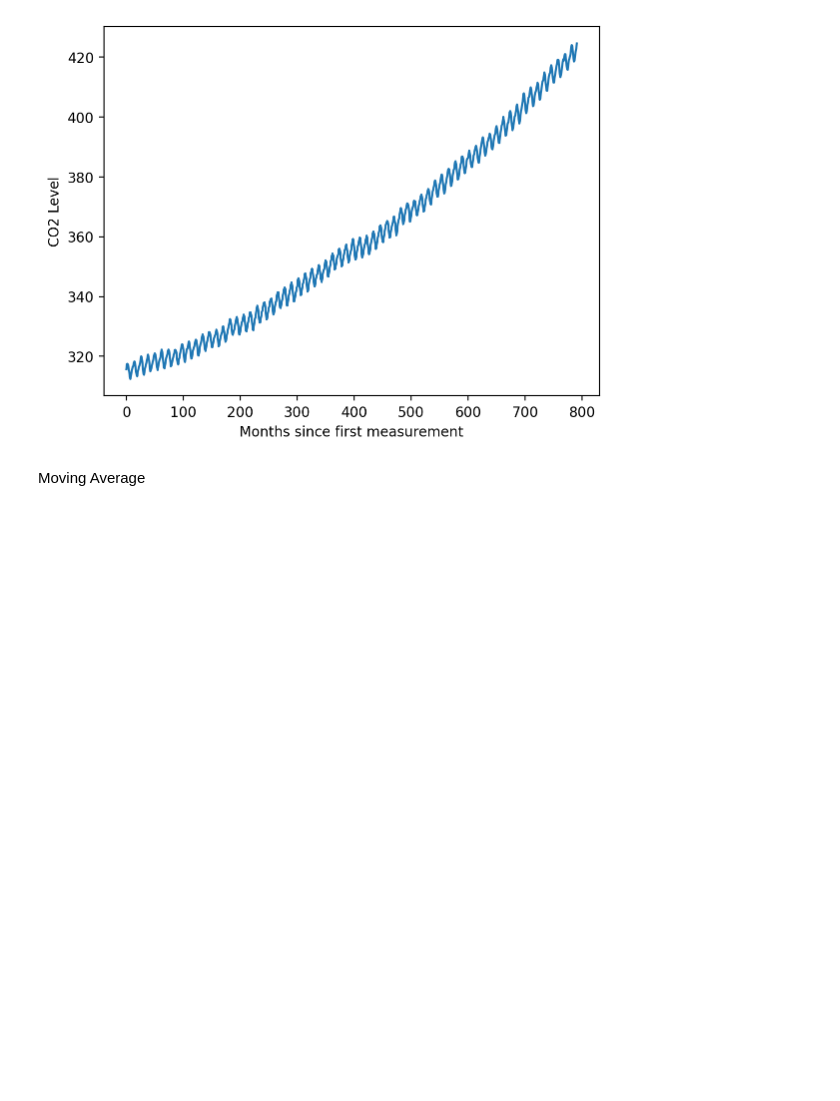
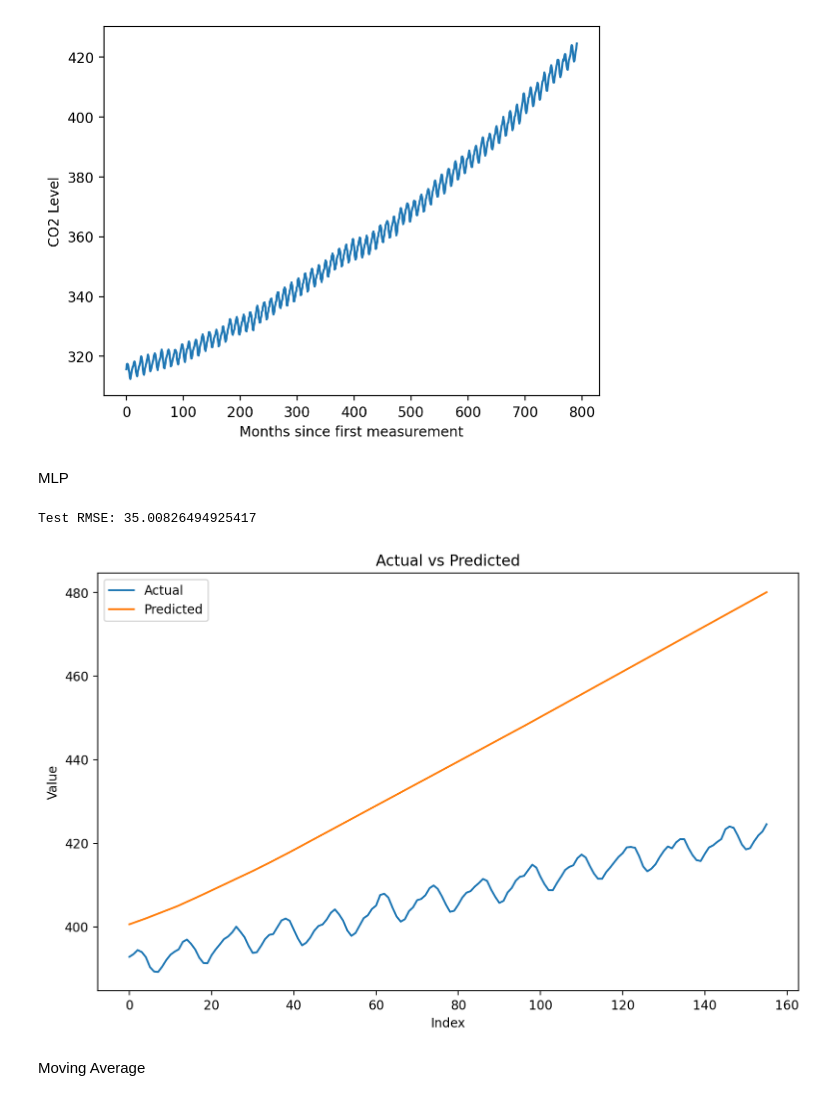
Before and after one commit to HrishikeshCP/assignment-3-es-335-2024-optimizers, a Jupyter notebook: qn3/qn3.ipynb, the cells around one changed output. Drawn from its saved outputs; the diff is of its cells as text; code cells hidden in the pictures; blank space fills up the shorter version.

```diff
--- a/qn3/qn3.ipynb
+++ b/qn3/qn3.ipynb
@@ -84,6 +84,62 @@ plt.ylabel('CO2 Level')
 # %% [output]
 Text(0, 0.5, 'CO2 Level')
 [figure]
+# %% [markdown]
+MLP
+# %%
+import numpy as np
+import pandas as pd
+from sklearn.neural_network import MLPRegressor
+from sklearn.metrics import mean_squared_error
+import matplotlib.pyplot as plt
+
+# Assuming you have already loaded the data and split it into train and test sets
+# Let's assume train_data, test_data, X_train_data, and X_test_data are defined elsewhere
+
+# Parameters
+K = 3  # Number of previous readings to consider
+T = 1  # Number of future readings to predict
+
+# Function to prepare input-output pairs
+def prepare_data(data, X_data, k, t):
+    X = []
+    y = []
+    for i in range(len(data) - k - t + 1):
+        X.append(X_data[i:i+k])
+        y.append(data[i+k:i+k+t])
+    return np.array(X), np.array(y)
+
+# Prepare training data
+X_train, y_train = prepare_data(train_data, X_train_data, K, T)
+
+# Prepare testing data
+X_test, y_test = prepare_data(test_data, X_test_data, K, T)
+
+# Initialize MLP regressor
+mlp_regressor = MLPRegressor(hidden_layer_sizes=(50, 50), activation='relu', random_state=1, max_iter=1000)
+
+# Train the MLP model
+mlp_regressor.fit(X_train, y_train.ravel())  # ravel() flattens y_train to ensure it's a 1D array
+
+# Predictions
+test_predictions = mlp_regressor.predict(X_test)
+
+# Calculate RMSE
+test_rmse = np.sqrt(mean_squared_error(y_test, test_predictions))
+
+print("Test RMSE:", test_rmse)
+# Plotting the predictions against actual values
+plt.figure(figsize=(10, 6))
+plt.plot(y_test, label='Actual')
+plt.plot(test_predictions, label='Predicted')
+plt.title('Actual vs Predicted')
+plt.xlabel('Index')
+plt.ylabel('Value')
+plt.legend()
+plt.show()
+# %% [output]
+Test RMSE: 35.00826494925417
+[figure, added]
 # %% [markdown]
 Moving Average
 # %%
```
Also changed, not shown: parts of 5 cells of this notebook.
